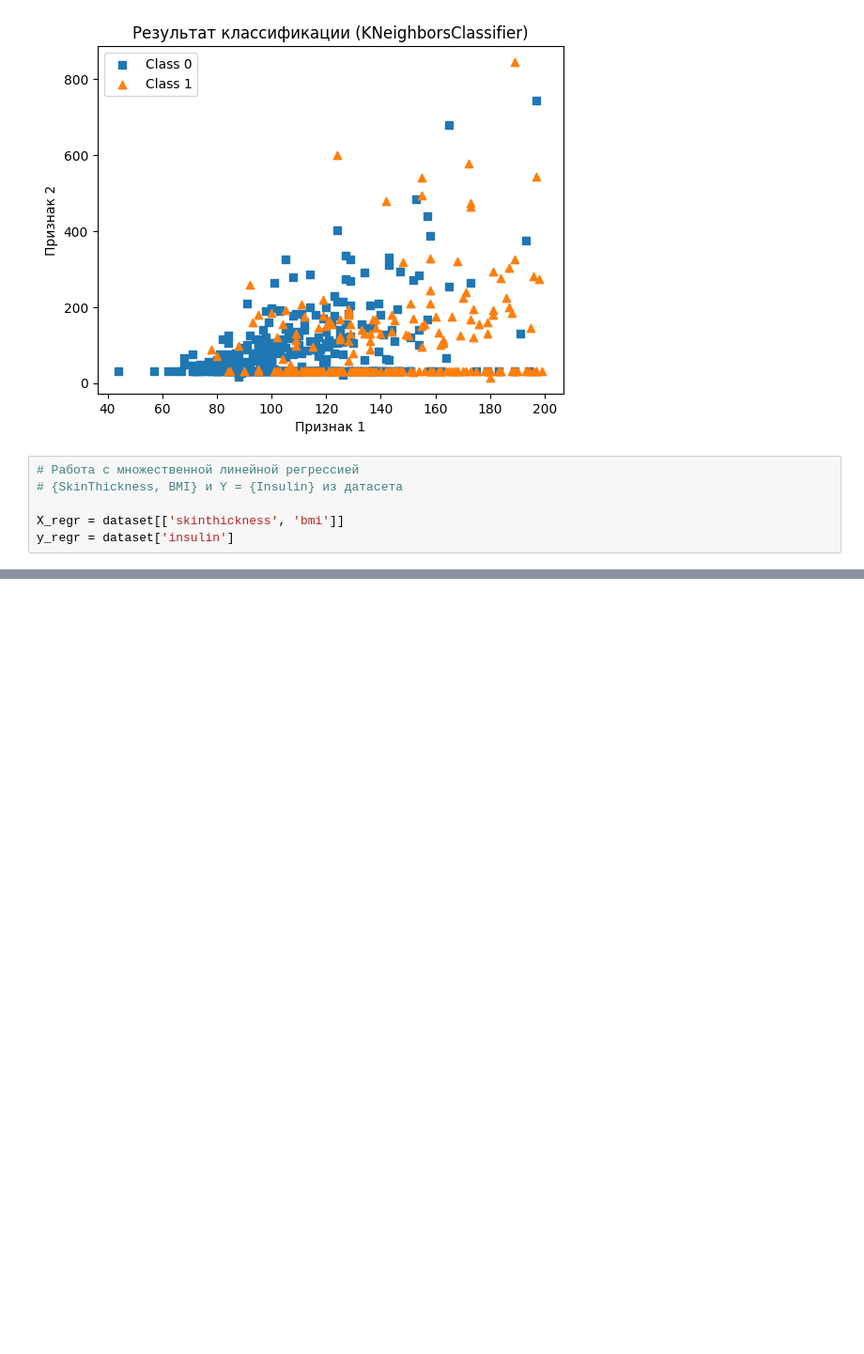
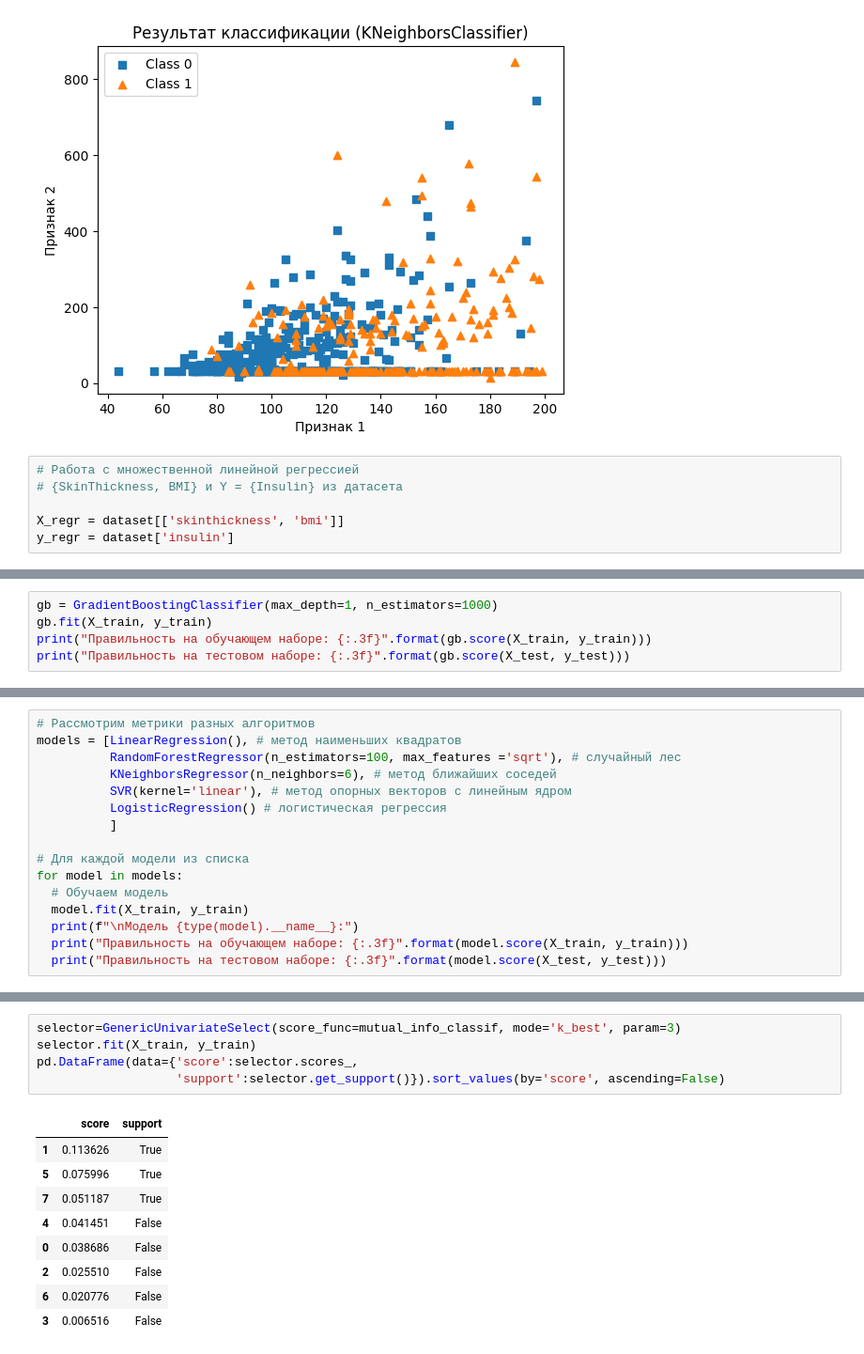
Before and after one commit to SotGE/innopolis2023, a Jupyter notebook: lesson12/lesson12.ipynb, the cells around one changed output, grey strips where cells are left out. Shown at 94% size. Cells and saved outputs as stored; diff of their text form; blank space fills up the shorter version.

```diff
--- a/lesson12/lesson12.ipynb
+++ b/lesson12/lesson12.ipynb
@@ -411,0 +508,5 @@ sns.scatterplot(x=dataset['bmi'], y=dataset['insulin'])
+# %%
+gb = GradientBoostingClassifier(max_depth=1, n_estimators=1000)
+gb.fit(X_train, y_train)
+print("Правильность на обучающем наборе: {:.3f}".format(gb.score(X_train, y_train)))
+print("Правильность на тестовом наборе: {:.3f}".format(gb.score(X_test, y_test)))
@@ -411,0 +516,16 @@ sns.scatterplot(x=dataset['bmi'], y=dataset['insulin'])
+# %%
+# Рассмотрим метрики разных алгоритмов
+models = [LinearRegression(), # метод наименьших квадратов
+          RandomForestRegressor(n_estimators=100, max_features ='sqrt'), # случайный лес
+          KNeighborsRegressor(n_neighbors=6), # метод ближайших соседей
+          SVR(kernel='linear'), # метод опорных векторов с линейным ядром
+          LogisticRegression() # логистическая регрессия
+          ]
+
+# Для каждой модели из списка
+for model in models:
+  # Обучаем модель
+  model.fit(X_train, y_train)
+  print(f"\nМодель {type(model).__name__}:")
+  print("Правильность на обучающем наборе: {:.3f}".format(model.score(X_train, y_train)))
+  print("Правильность на тестовом наборе: {:.3f}".format(model.score(X_test, y_test)))
@@ -411,0 +581,15 @@ sns.scatterplot(x=dataset['bmi'], y=dataset['insulin'])
+# %%
+selector=GenericUnivariateSelect(score_func=mutual_info_classif, mode='k_best', param=3)
+selector.fit(X_train, y_train)
+pd.DataFrame(data={'score':selector.scores_,
+                   'support':selector.get_support()}).sort_values(by='score', ascending=False)
+# %% [output]
+|  | score | support |
+| 1 | 0.113626 | True |
+| 5 | 0.075996 | True |
+| 7 | 0.051187 | True |
+| 4 | 0.041451 | False |
+| 0 | 0.038686 | False |
+| 2 | 0.025510 | False |
+| 6 | 0.020776 | False |
+| 3 | 0.006516 | False |
```
Also changed, not shown: parts of 24 cells of this notebook, 3 other files.
